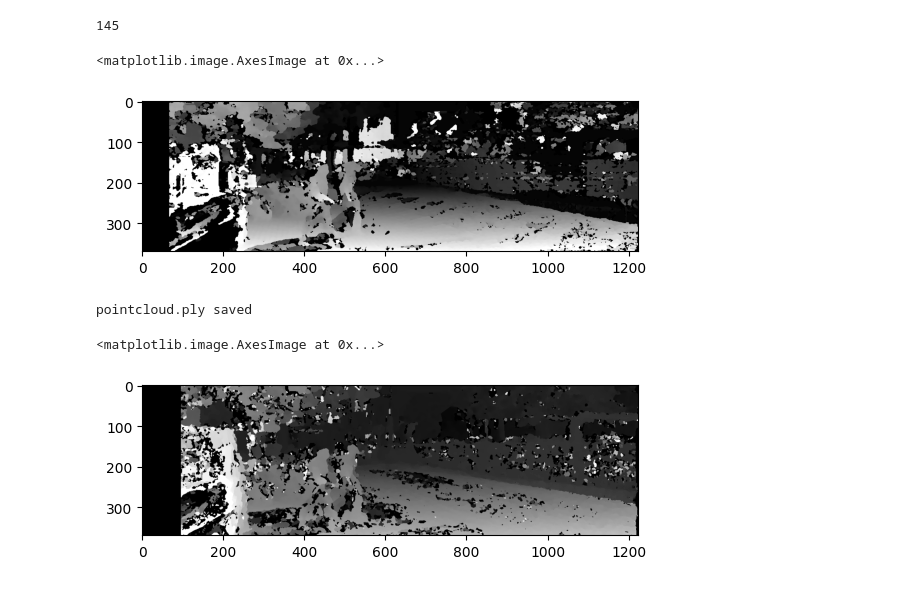
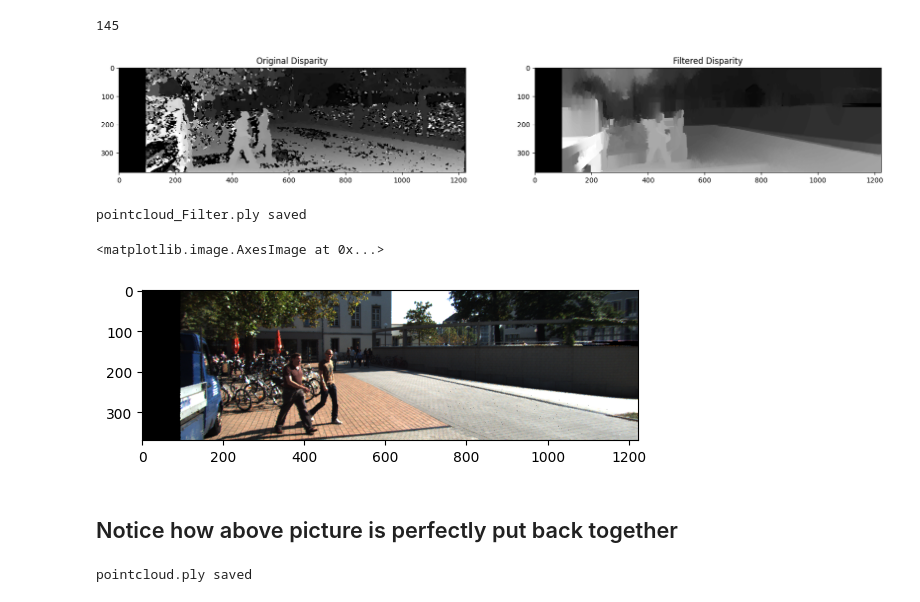
Before and after one commit to alexciru/Pfas-finalProject, a Jupyter notebook: notebooks/3d_recognisionTuning.ipynb, the cells around one changed output. Cells and saved outputs as stored; diff of their text form; code cells hidden in the pictures.

Commit message:
Applied the filtering, disparity map looks better

```diff
--- a/notebooks/3d_recognisionTuning.ipynb
+++ b/notebooks/3d_recognisionTuning.ipynb
@@ -323,6 +381,0 @@ f.close()
-# %%
-#Display the map
-plt.imshow(dispMap, 'gray')
-# %% [output]
-<matplotlib.image.AxesImage at 0x...>
-[figure, removed]
@@ -383,3 +382,44 @@ def export_pointcloud(disparity_map, colors, filename):
+# %%
+# Calculate the disparity map and apply WLS filter
+leftMatcher = cv2.StereoSGBM_create(numDisparities=96, blockSize=8)
+recentDisp = leftMatcher.compute(left_img_blur, right_img_blur)
+rightMatcher = cv2.ximgproc.createRightMatcher(leftMatcher)
+
+# Calculating disparity using the stereoBM algorithm
+leftDisparity =  leftMatcher.compute(left_img_blur, right_img_blur)
+rightDisparity = rightMatcher.compute(right_img_blur, left_img_blur)
+
+# Create a WLS filter (source: https://docs.opencv.org/3.4/d3/d14/tutorial_ximgproc_disparity_filtering.html)
+wlsFilter = cv2.ximgproc.createDisparityWLSFilter(leftMatcher)
+wlsFilter.setLambda(8000)
+wlsFilter.setSigmaColor(1.5)
+filteredDisparity = wlsFilter.filter(leftDisparity, left_img_blur, None, rightDisparity)
+
+# Get the original and filtered disparity images
+orgDistL = cv2.ximgproc.getDisparityVis(leftDisparity)
+filteredL = cv2.ximgproc.getDisparityVis(filteredDisparity)
+
+# Visualize the images one above the other
+plt.figure(figsize=(20,10))
+plt.subplot(221)
+plt.imshow(orgDistL, 'gray')
+plt.title('Original Disparity')
+plt.subplot(222)
+plt.imshow(filteredL, 'gray')
+plt.title('Filtered Disparity')
+plt.show()
+# %% [output]
+[figure, added]
+# %%
+points, reflectMat, idx, cam3, mask = export_pointcloud(filteredDisparity, left_img, "pointcloud_Filter.ply")
+blank_img_filter = pointcloudToImage(points, reflectMat, idx, cam3, mask, left_img, right_img)
+plt.imshow(blank_img_filter, 'gray')
+# %% [output]
+pointcloud_Filter.ply saved
+<matplotlib.image.AxesImage at 0x...>
+[figure, added]
+# %% [markdown]
+## Notice how above picture is perfectly put back together
 # %%
 # Fetch the saved disparity map
 # recentDisp = dispMap.copy()
@@ -388,8 +428,3 @@ recentDisp = stereo.compute(left_img_blur, right_img_blur)
 points, reflectMat, idx, cam3, mask = export_pointcloud(recentDisp, left_img, "pointcloud.ply")
 # %% [output]
 pointcloud.ply saved
-# %%
-plt.imshow(recentDisp, 'gray')
-# %% [output]
-<matplotlib.image.AxesImage at 0x...>
-[figure, removed]
```
Also changed, not shown: parts of 9 cells of this notebook, 2 other files.
